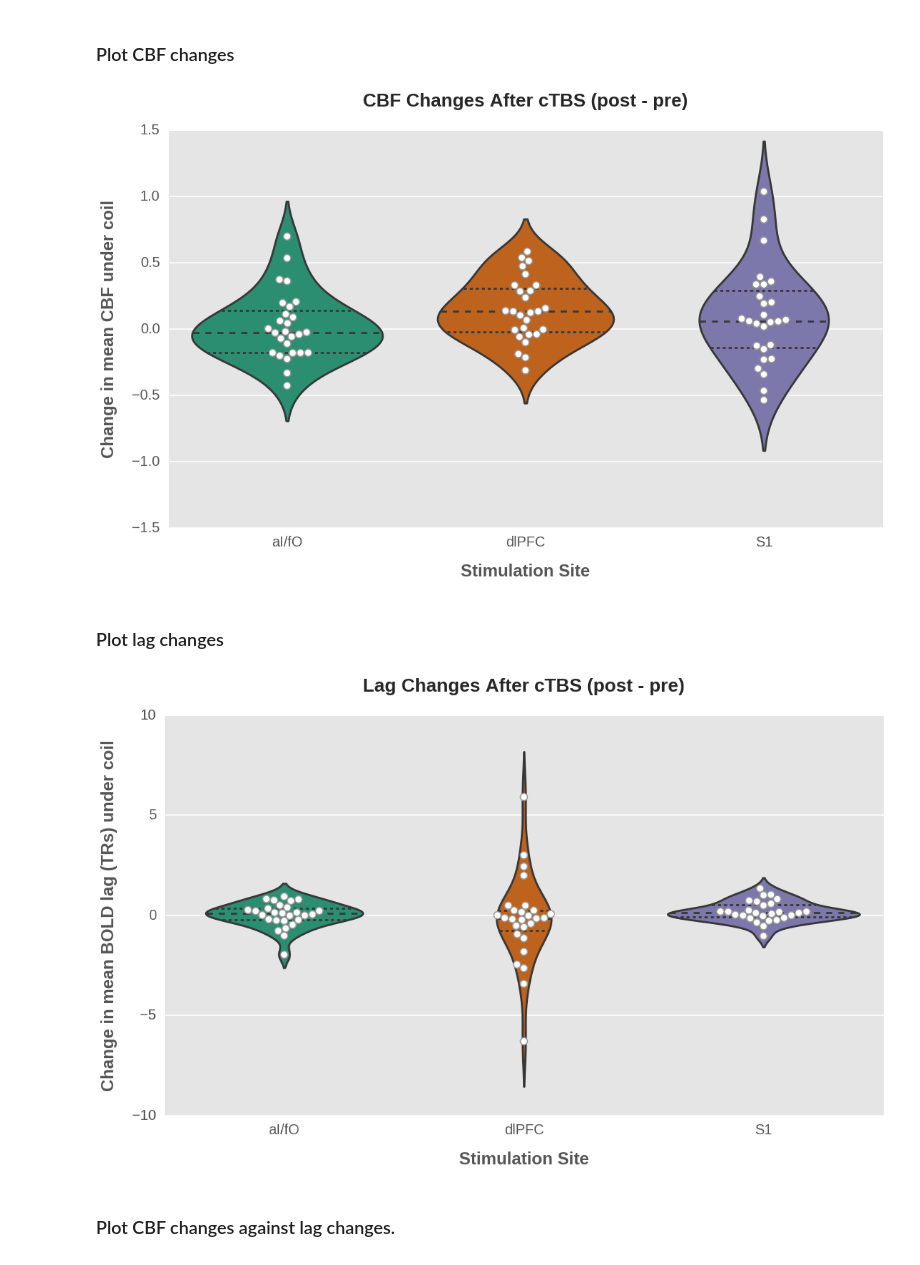
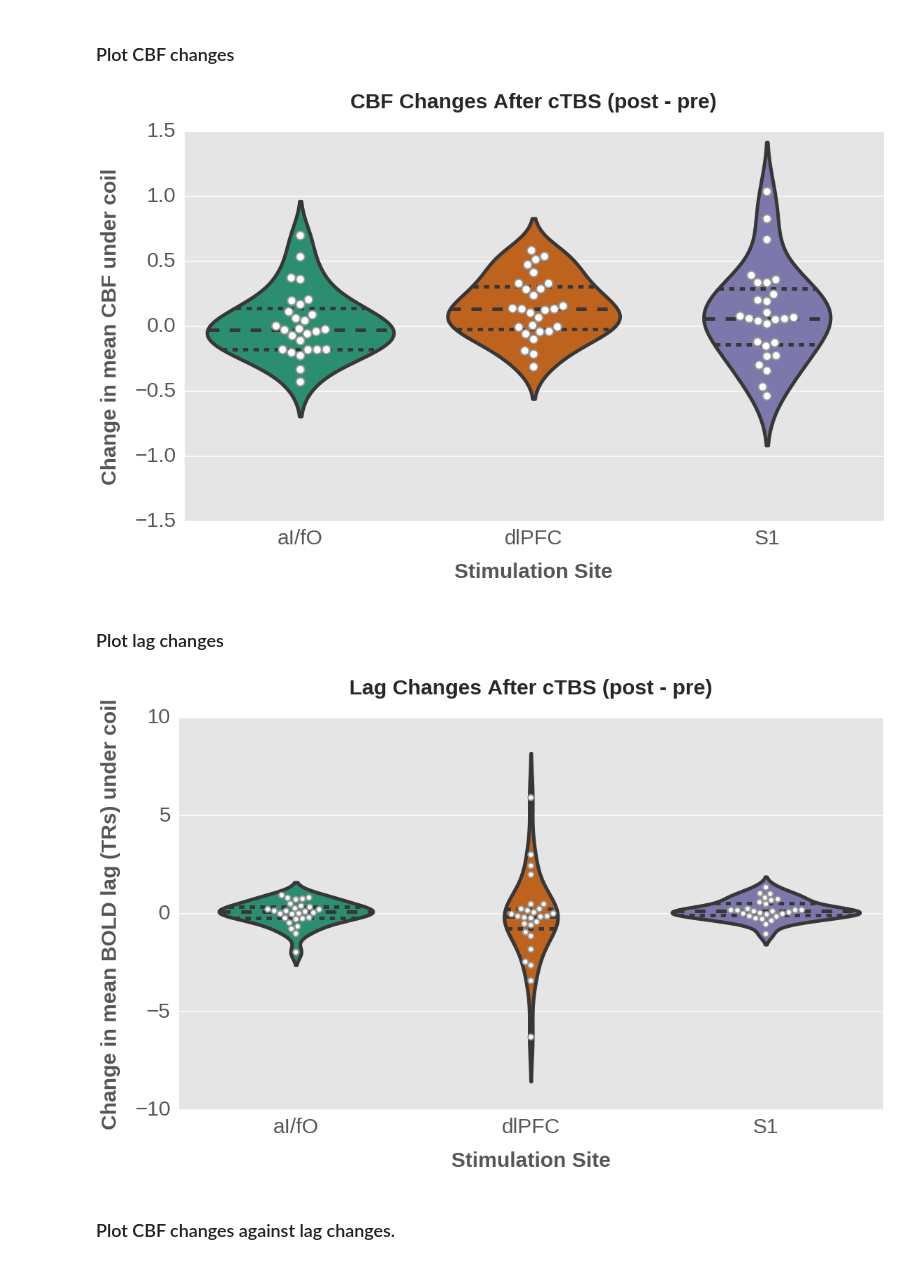
Before and after one commit to danlurie/ctbs_lag, a Jupyter notebook: Megarest Lag Maps - Minimal Preproc Exploration.ipynb, the cells around one changed output. Saved outputs shown, nothing was run; the diff lists cells and outputs as text; code cells hidden in the pictures.

Commit message:
Many more figures made. All of them?

```diff
--- a/Megarest Lag Maps - Minimal Preproc Exploration.ipynb
+++ b/Megarest Lag Maps - Minimal Preproc Exploration.ipynb
@@ -308,32 +292,32 @@ scatter_colors = ['#1b9e77', '#d95f02', '#7570b3']
 scatter_pallette = sns.color_palette(scatter_colors)
 # %%
 fig, ax = plt.subplots(1, figsize=(16,10))
-sns.violinplot(data=cbf_diff_df_wide, x='stim_site', y='cbf', inner='quartile', palette=scatter_pallette)
+sns.violinplot(data=cbf_diff_df_wide, x='stim_site', y='cbf', inner='quartile', palette=scatter_pallette, linewidth=5)
 s = sns.swarmplot(data=cbf_diff_df_wide, x='stim_site', y='cbf', edgecolor='gray',
-                  size=10, linewidth=1.5, color='w')
-plt.tick_params(which='both', labelsize=20)
-ax.set_title('CBF Changes After cTBS (post - pre)', fontsize=26, fontweight='bold',y=1.05)
-ax.set_ylabel('Change in mean CBF under coil', fontsize=24, labelpad=20, fontweight='bold')
-ax.set_xlabel('Stimulation Site', fontsize=24, labelpad=20, fontweight='bold')
+                  size=12, linewidth=2, color='w')
+plt.tick_params(which='both', labelsize=30)
+ax.set_title('CBF Changes After cTBS (post - pre)', fontsize=30, fontweight='bold',y=1.05)
+ax.set_ylabel('Change in mean CBF under coil', fontsize=30, labelpad=20, fontweight='bold')
+ax.set_xlabel('Stimulation Site', fontsize=30, labelpad=20, fontweight='bold')
 ax.set_ylim(-1.5, 1.5)
 plt.savefig('figures/cbf_change.svg', facecolor='w')
 # %% [output]
-[figure, old version]
+[figure, new version]
 # %% [markdown]
 ### Plot lag changes
 # %%
 fig, ax = plt.subplots(1, figsize=(16,10))
-sns.violinplot(data=lag_diff_df_wide, x='stim_site', y='lag', inner='quartile', palette=scatter_pallette)
+sns.violinplot(data=lag_diff_df_wide, x='stim_site', y='lag', inner='quartile', palette=scatter_pallette, linewidth=5)
 s = sns.swarmplot(data=lag_diff_df_wide, x='stim_site', y='lag', edgecolor='gray',
-                  size=10, linewidth=1.5, color='w')
-plt.tick_params(which='both', labelsize=20)
-ax.set_title('Lag Changes After cTBS (post - pre)', fontsize=26, fontweight='bold',y=1.05)
-ax.set_ylabel('Change in mean BOLD lag (TRs) under coil', fontsize=24, labelpad=20, fontweight='bold')
-ax.set_xlabel('Stimulation Site', fontsize=24, labelpad=20, fontweight='bold')
+                  size=8, linewidth=2, color='w')
+plt.tick_params(which='both', labelsize=30)
+ax.set_title('Lag Changes After cTBS (post - pre)', fontsize=30, fontweight='bold',y=1.05)
+ax.set_ylabel('Change in mean BOLD lag (TRs) under coil', fontsize=30, labelpad=20, fontweight='bold')
+ax.set_xlabel('Stimulation Site', fontsize=30, labelpad=20, fontweight='bold')
 ax.set_ylim(-10, 10)
 plt.savefig('figures/lag_change.svg', facecolor='w')
 # %% [output]
-[figure, old version]
+[figure, new version]
 # %% [markdown]
 ### Plot CBF changes against lag changes.
 # %%
```
Also changed, not shown: parts of 12 cells of this notebook, 7 other files.
